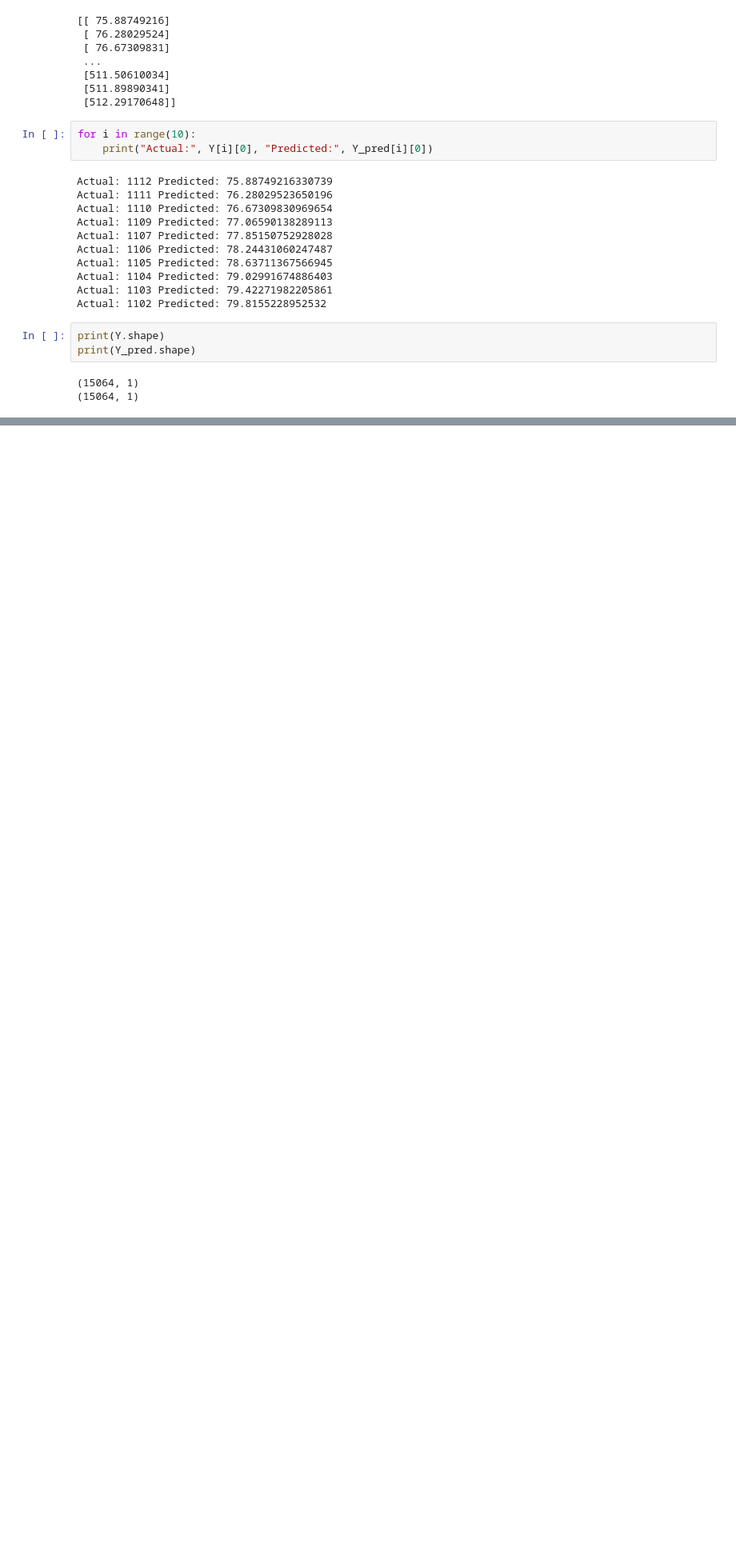
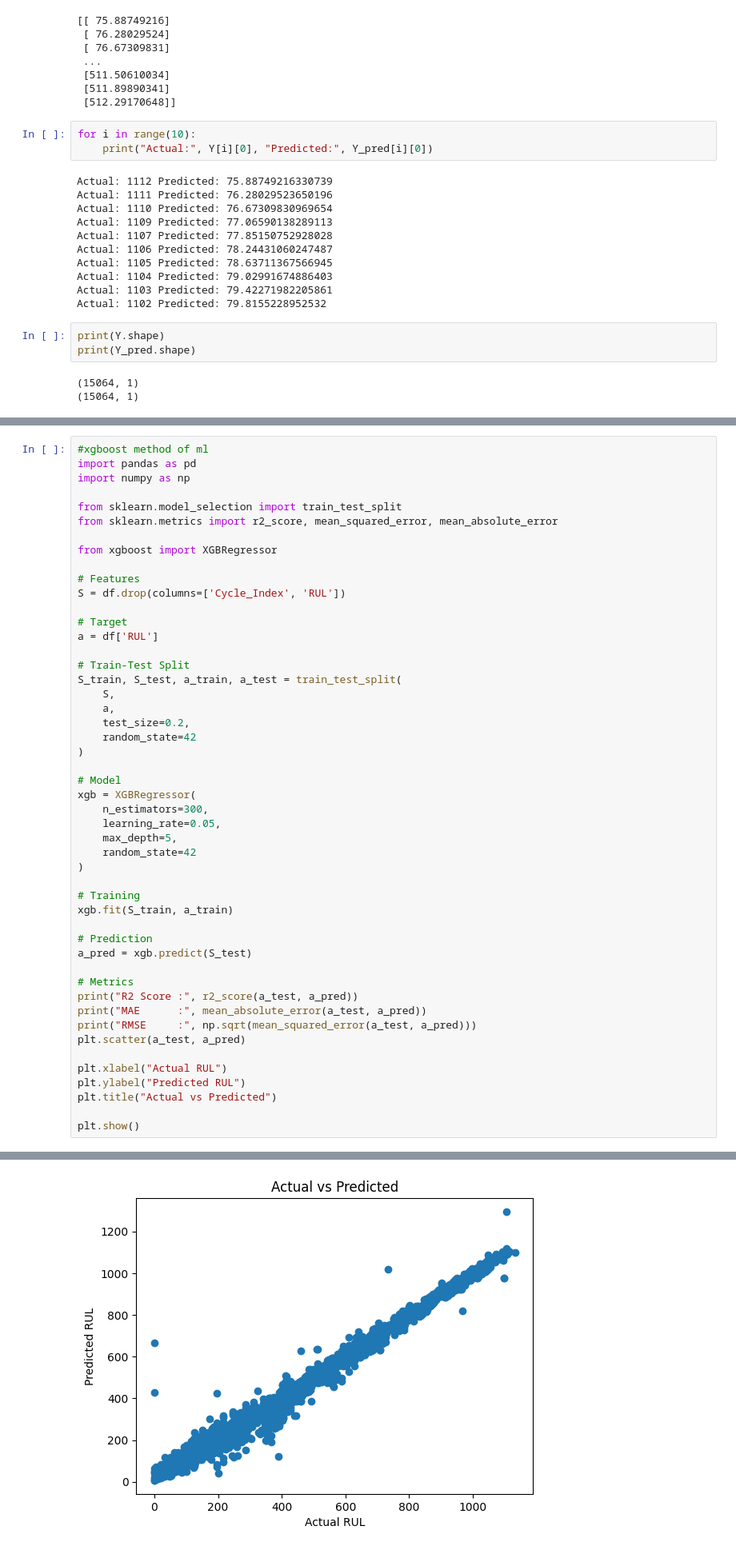
Before and after one commit to Sneha-code01/ML, a Jupyter notebook: battery_life_predict.ipynb, the cells around one changed output, grey strips where cells are left out. Shown at 80% size. Cells and saved outputs as stored; diff of their text form; blank space fills up the shorter version.

```diff
--- a/battery_life_predict.ipynb
+++ b/battery_life_predict.ipynb
@@ -127,0 +302,50 @@ print(Y_pred.shape)
+# %%
+#xgboost method of ml
+import pandas as pd
+import numpy as np
+
+from sklearn.model_selection import train_test_split
+from sklearn.metrics import r2_score, mean_squared_error, mean_absolute_error
+
+from xgboost import XGBRegressor
+
+# Features
+S = df.drop(columns=['Cycle_Index', 'RUL'])
+
+# Target
+a = df['RUL']
+
+# Train-Test Split
+S_train, S_test, a_train, a_test = train_test_split(
+    S,
+    a,
+    test_size=0.2,
+    random_state=42
+)
+
+# Model
+xgb = XGBRegressor(
+    n_estimators=300,
+    learning_rate=0.05,
+    max_depth=5,
+    random_state=42
+)
+
+# Training
+xgb.fit(S_train, a_train)
+
+# Prediction
+a_pred = xgb.predict(S_test)
+
+# Metrics
+print("R2 Score :", r2_score(a_test, a_pred))
+print("MAE      :", mean_absolute_error(a_test, a_pred))
+print("RMSE     :", np.sqrt(mean_squared_error(a_test, a_pred)))
+plt.scatter(a_test, a_pred)
+
+plt.xlabel("Actual RUL")
+plt.ylabel("Predicted RUL")
+plt.title("Actual vs Predicted")
+
+plt.show()
+# %% [output]
@@ -127,0 +355 @@ print(Y_pred.shape)
+[figure, added]
```
Also changed, not shown: parts of 12 cells of this notebook.
